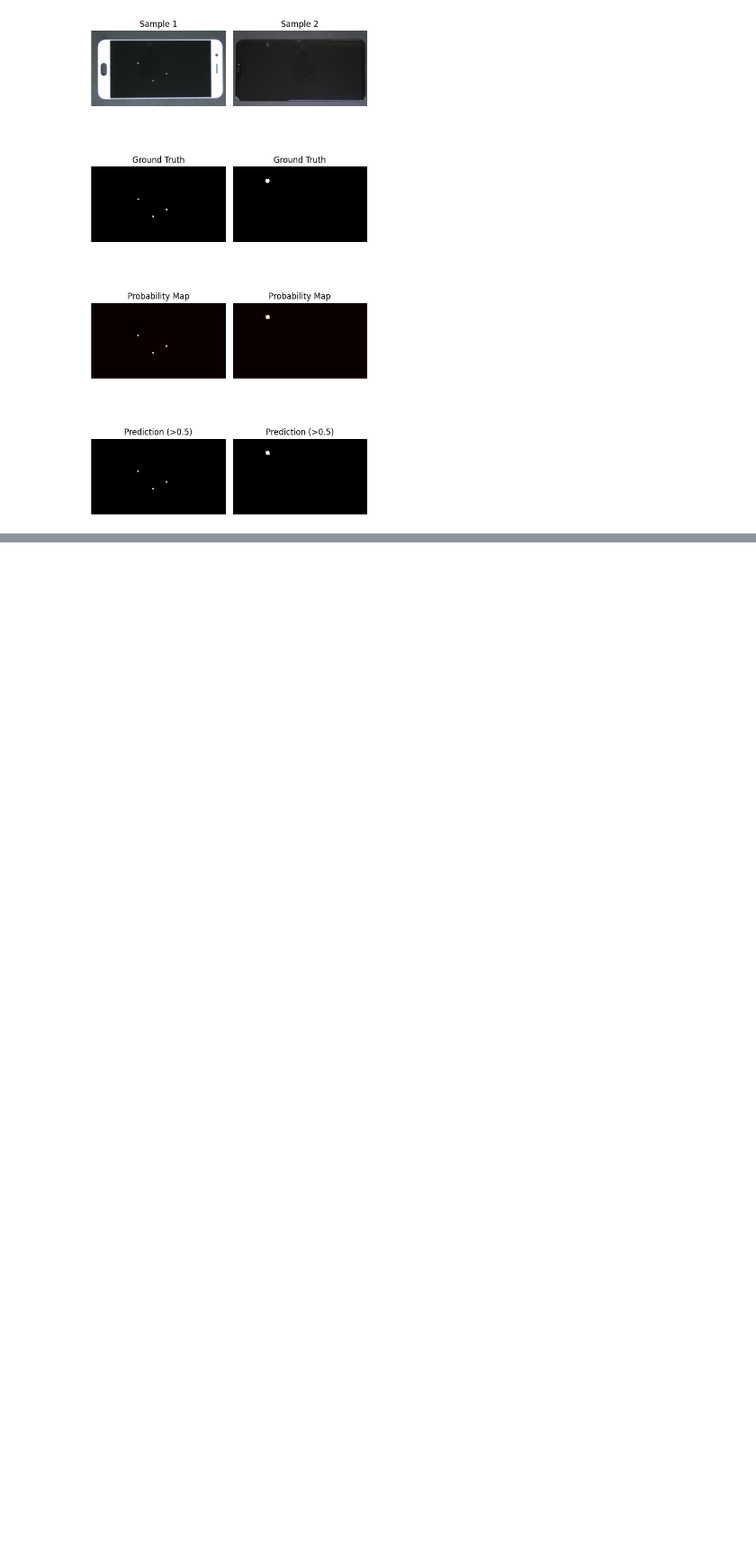
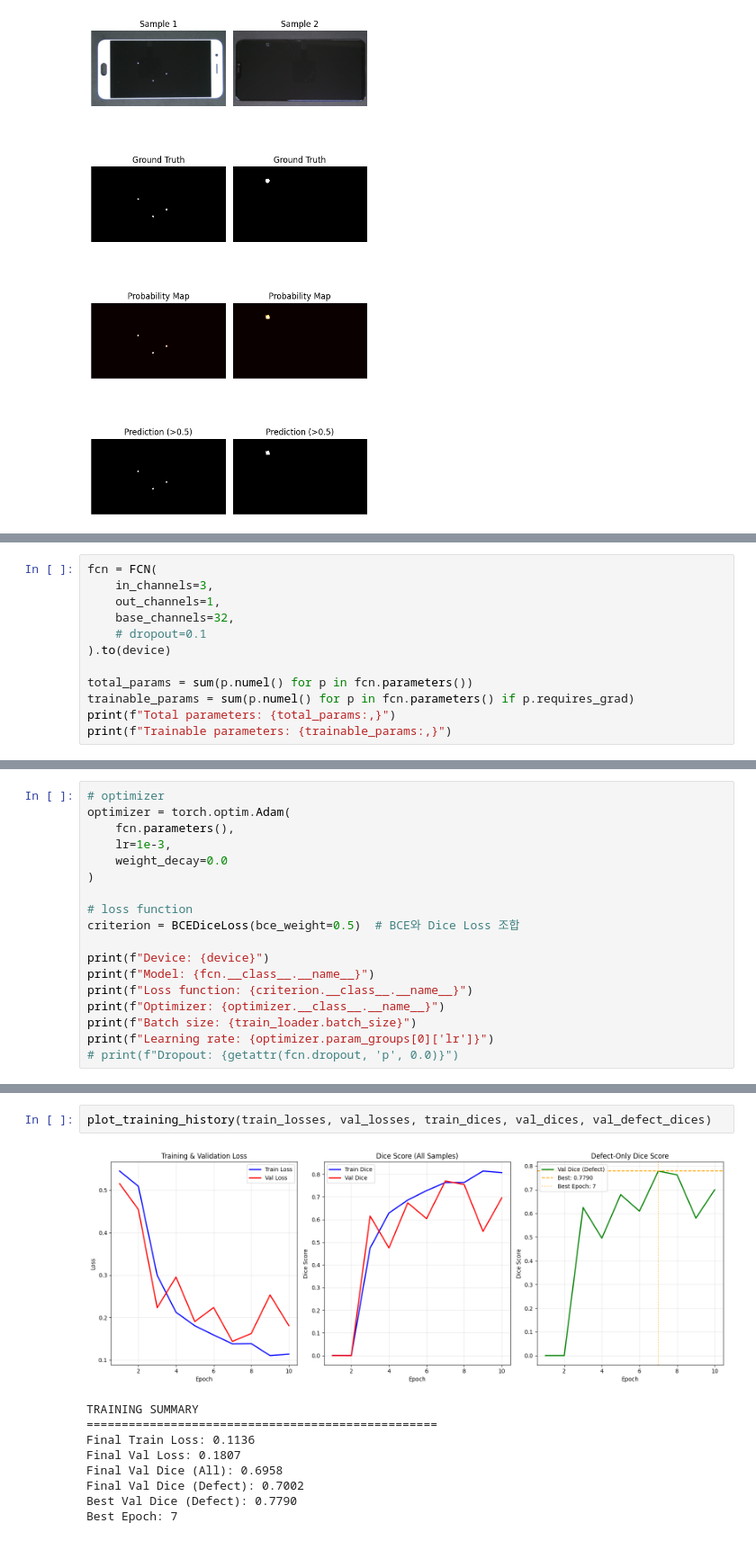
Before and after one commit to adhoc0909/smartphone_defect_segmentation, a Jupyter notebook: jupyter/FCN.ipynb, the cells around one changed output, grey strips where cells are left out. Shown at 90% size. Cells and saved outputs as stored; diff of their text form; blank space fills up the shorter version.

```diff
--- a/jupyter/FCN.ipynb
+++ b/jupyter/FCN.ipynb
@@ -490,0 +577,12 @@ Test Recall (Defects): 0.8464
+# %%
+fcn = FCN(
+    in_channels=3,
+    out_channels=1,
+    base_channels=32,
+    # dropout=0.1
+).to(device)
+
+total_params = sum(p.numel() for p in fcn.parameters())
+trainable_params = sum(p.numel() for p in fcn.parameters() if p.requires_grad)
+print(f"Total parameters: {total_params:,}")
+print(f"Trainable parameters: {trainable_params:,}")
@@ -490,0 +592,18 @@ Test Recall (Defects): 0.8464
+# %%
+# optimizer
+optimizer = torch.optim.Adam(
+    fcn.parameters(),
+    lr=1e-3,
+    weight_decay=0.0
+)
+
+# loss function
+criterion = BCEDiceLoss(bce_weight=0.5)  # BCE와 Dice Loss 조합
+
+print(f"Device: {device}")
+print(f"Model: {fcn.__class__.__name__}")
+print(f"Loss function: {criterion.__class__.__name__}")
+print(f"Optimizer: {optimizer.__class__.__name__}")
+print(f"Batch size: {train_loader.batch_size}")
+print(f"Learning rate: {optimizer.param_groups[0]['lr']}")
+# print(f"Dropout: {getattr(fcn.dropout, 'p', 0.0)}")
@@ -490,0 +689,12 @@ Test Recall (Defects): 0.8464
+# %%
+plot_training_history(train_losses, val_losses, train_dices, val_dices, val_defect_dices)
+# %% [output]
+[figure, added]
+TRAINING SUMMARY
+==================================================
+Final Train Loss: 0.1136
+Final Val Loss: 0.1807
+Final Val Dice (All): 0.6958
+Final Val Dice (Defect): 0.7002
+Best Val Dice (Defect): 0.7790
+Best Epoch: 7
```
Also changed, not shown: parts of 16 cells of this notebook.
